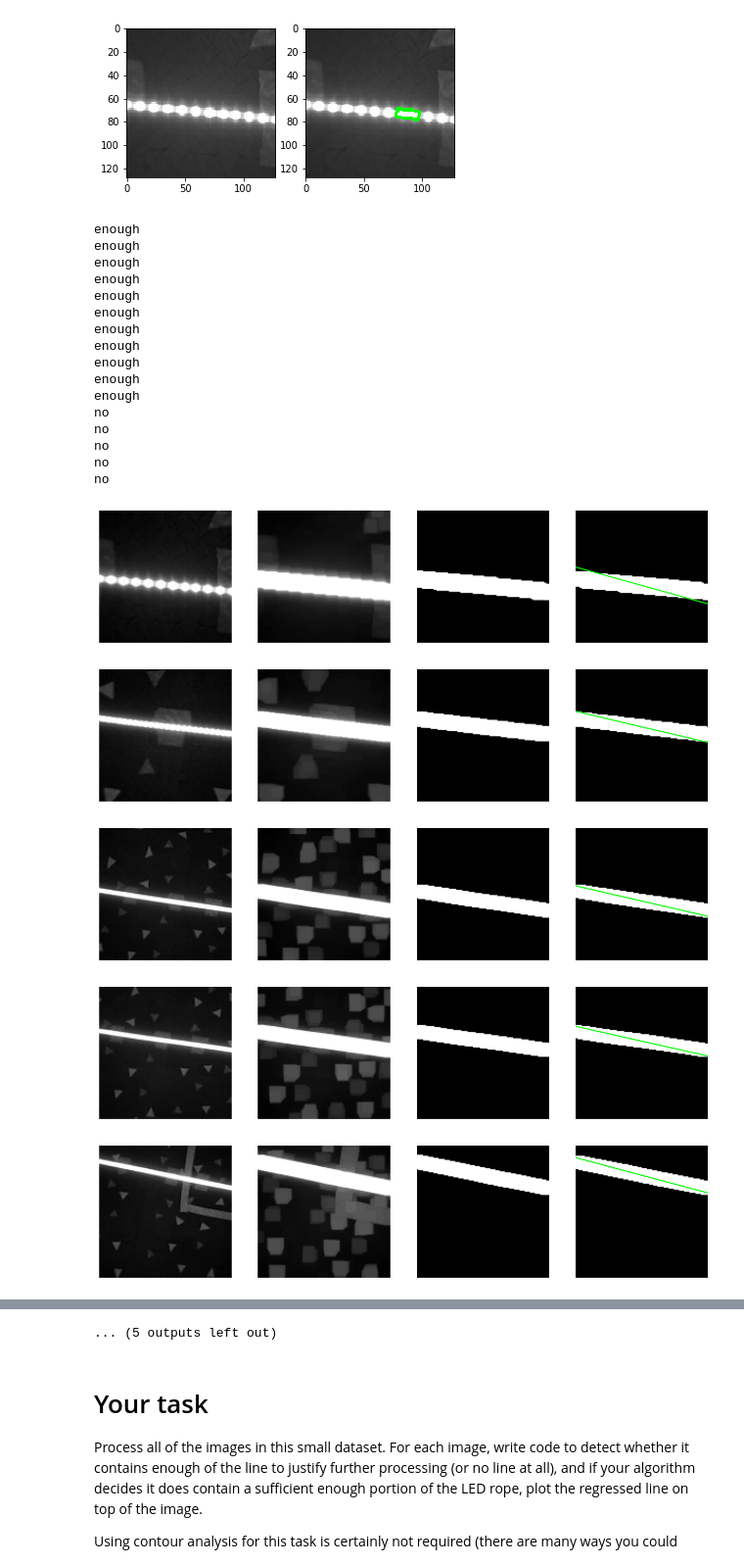
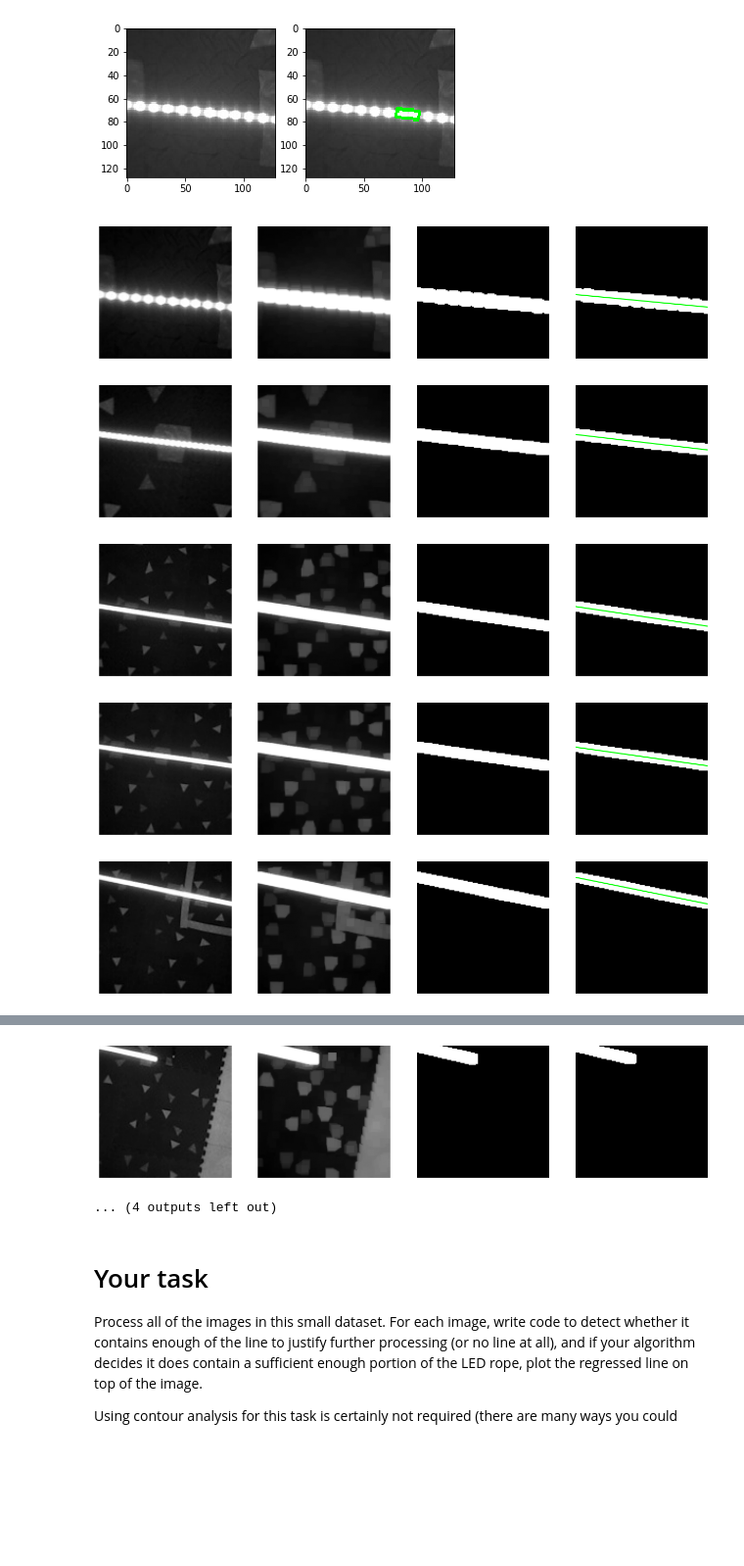
Before and after one commit to soniamodi/BWSIUAV2, a Jupyter notebook: notebooks/05_Downward.ipynb, the cells around one changed output, grey strips where cells are left out. Shown at 98% size. Cells and saved outputs as stored; diff of their text form; code cells hidden in the pictures; blank space fills up the shorter version.

```diff
--- a/notebooks/05_Downward.ipynb
+++ b/notebooks/05_Downward.ipynb
@@ -79,8 +79,8 @@ def calculate_regression(points): # input is the result of np.argwhere
     # convert points to float
     points = points.astype(float) #TODO (see astype, https://docs.scipy.org/doc/numpy/reference/generated/numpy.ndarray.astype.html)
 
-    xs =  points[:,0]#TODO
-    ys = points[:,1] #TODO
+    xs =  points[:,1]#TODO
+    ys = points[:,0] #TODO
     x_mean = np.mean(xs) #TODO
     y_mean = np.mean(ys) #TODO
 
@@ -113,7 +113,7 @@ def find_inliers(m, b, shape):
 for s in downward:
 
     #making the line more clear
-    kernel = np.ones((10,10),np.uint8)
+    kernel = np.ones((7,7),np.uint8)
     dilation = cv2.dilate(s,kernel,iterations = 1)
 
 
@@ -139,57 +139,37 @@ for s in downward:
     visible_line = False
     for contour in contours:
         area = cv2.contourArea(contour)
-        if area > 1300 and area <3000:
+        if area > 800 and area <3000:
             visible_line = True
             break
-    if(visible_line):
-        print("enough")
-    else:
-        print("no")
 
 
     #line
     final_image = cv2.cvtColor(eroded_bgr,cv2.COLOR_HSV2BGR)
     final_image = cv2.cvtColor(eroded_bgr,cv2.COLOR_BGR2GRAY)
 
     _, binary = cv2.threshold(final_image, 240, 255, cv2.THRESH_BINARY)
 
 
     m,b = calculate_regression(np.argwhere(binary))
     x1,x2,y1,y2 = find_inliers(m,b, binary.shape)
 
 
-    regression = Line2D([y1,y2],[x1,x2], color='lime')
+    regression = Line2D([x1,x2],[y1,y2], color='lime')
 
 
     fig, ax = plt.subplots(ncols=4, nrows=1)
     [a.axis('off') for a in ax.flatten()]
     ax[0].imshow(s,cmap='gray')
     ax[1].imshow(dilation,cmap='gray')
     ax[2].imshow(filtered_image,cmap='gray')
     ax[3].imshow(binary,cmap='gray')
     if(visible_line):
         ax[3].add_line(regression)
     fig.set_size_inches(15,7)
 # %% [output]
-enough
-enough
-enough
-enough
-enough
-enough
-enough
-enough
-enough
-enough
-enough
-no
-no
-no
-no
-no
-[figure, old version]
+[figure, new version]
-[figure, old version]
+[figure, new version]
-[figure, old version]
+[figure, new version]
-[figure, old version]
+[figure, new version]
 [figure]
@@ -202,4 +182,5 @@ no
-... (5 outputs left out)
+[figure, added]
+... (4 outputs left out)
 # %% [markdown]
 # Your task
 
```
Also changed, not shown: parts of 1 cell of this notebook.
